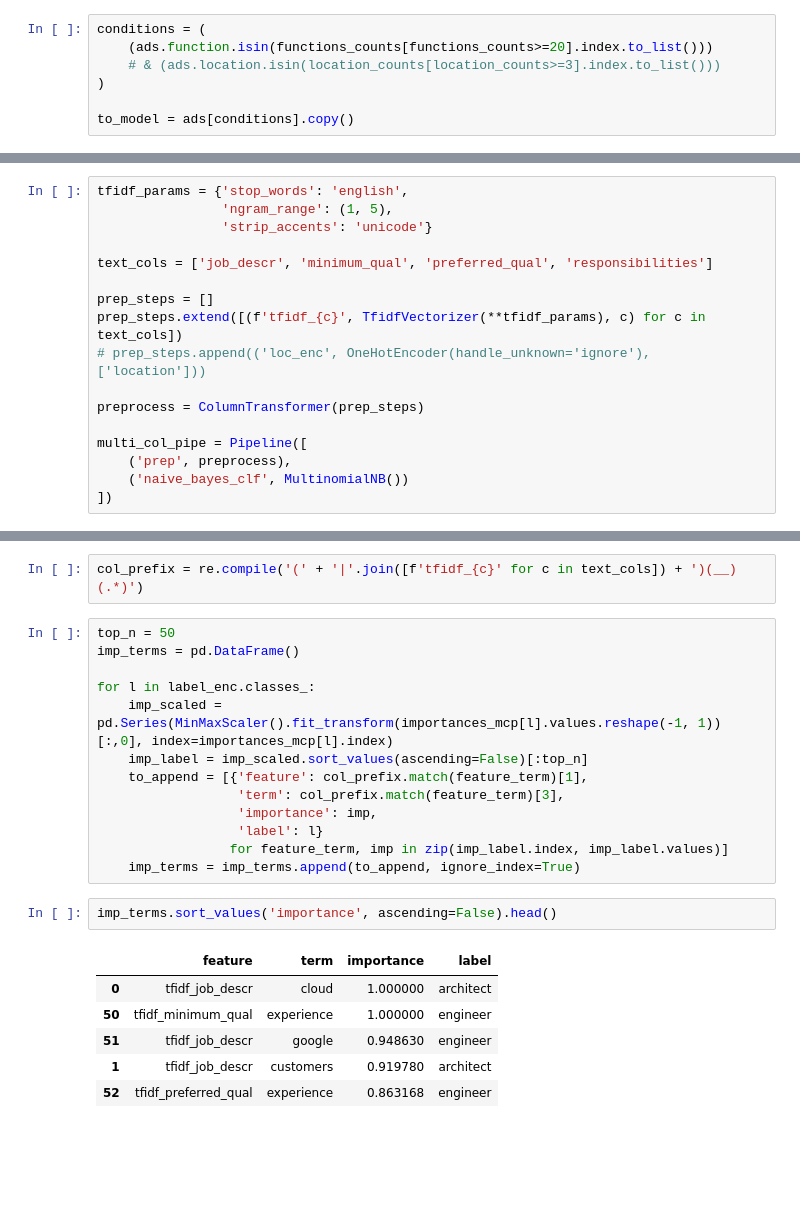
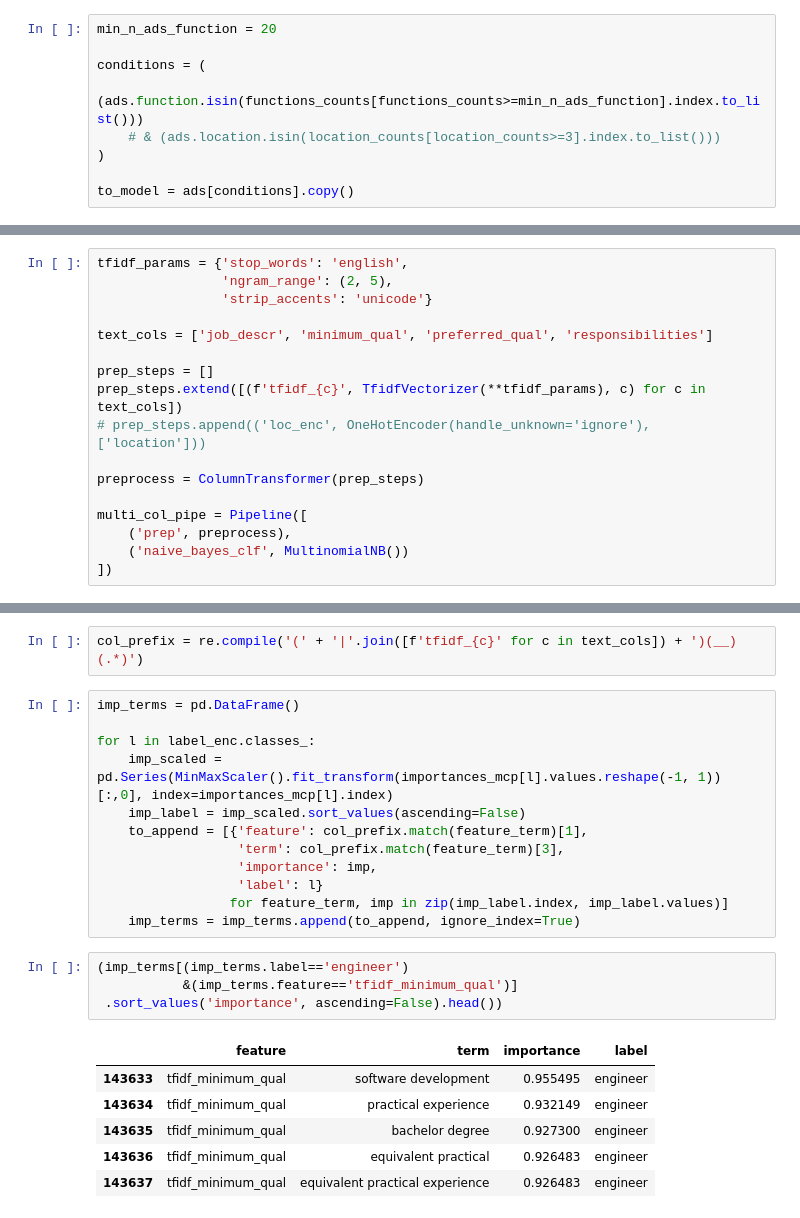
Before and after one commit to rossrco/analyses, a Jupyter notebook: ggl_job_ads/notebooks/job_ads_analysis.ipynb, the cells around one changed output, grey strips where cells are left out. Saved outputs shown, nothing was run; the diff lists cells and outputs as text; blank space fills up the shorter version.

```diff
--- a/ggl_job_ads/notebooks/job_ads_analysis.ipynb
+++ b/ggl_job_ads/notebooks/job_ads_analysis.ipynb
@@ -139,6 +141,8 @@ functions_counts = ads.function.value_counts()
 # %%
+min_n_ads_function = 20
+
 conditions = (
-    (ads.function.isin(functions_counts[functions_counts>=20].index.to_list()))
+    (ads.function.isin(functions_counts[functions_counts>=min_n_ads_function].index.to_list()))
     # & (ads.location.isin(location_counts[location_counts>=3].index.to_list()))
 )
 
@@ -148,7 +152,7 @@ label_enc = LabelEncoder()
 to_model['function_enc'] = label_enc.fit_transform(to_model.function.astype('str'))
 # %%
 tfidf_params = {'stop_words': 'english',
-                'ngram_range': (1, 5),
+                'ngram_range': (2, 5),
                 'strip_accents': 'unicode'}
 
 text_cols = ['job_descr', 'minimum_qual', 'preferred_qual', 'responsibilities']
@@ -254,12 +238,11 @@ model['prep'].named_steps
 # %%
 col_prefix = re.compile('(' + '|'.join([f'tfidf_{c}' for c in text_cols]) + ')(__)(.*)')
 # %%
-top_n = 50
 imp_terms = pd.DataFrame()
 
 for l in label_enc.classes_:
     imp_scaled = pd.Series(MinMaxScaler().fit_transform(importances_mcp[l].values.reshape(-1, 1))[:,0], index=importances_mcp[l].index)
-    imp_label = imp_scaled.sort_values(ascending=False)[:top_n]
+    imp_label = imp_scaled.sort_values(ascending=False)
     to_append = [{'feature': col_prefix.match(feature_term)[1],
                   'term': col_prefix.match(feature_term)[3],
                   'importance': imp,
@@ -267,11 +250,13 @@ for l in label_enc.classes_:
                  for feature_term, imp in zip(imp_label.index, imp_label.values)]
     imp_terms = imp_terms.append(to_append, ignore_index=True)
 # %%
-imp_terms.sort_values('importance', ascending=False).head()
+(imp_terms[(imp_terms.label=='engineer')
+           &(imp_terms.feature=='tfidf_minimum_qual')]
+ .sort_values('importance', ascending=False).head())
 # %% [output]
 |  | feature | term | importance | label |
-| 0 | tfidf_job_descr | cloud | 1.000000 | architect |
-| 50 | tfidf_minimum_qual | experience | 1.000000 | engineer |
-| 51 | tfidf_job_descr | google | 0.948630 | engineer |
-| 1 | tfidf_job_descr | customers | 0.919780 | architect |
-| 52 | tfidf_preferred_qual | experience | 0.863168 | engineer |
+| 143633 | tfidf_minimum_qual | software development | 0.955495 | engineer |
+| 143634 | tfidf_minimum_qual | practical experience | 0.932149 | engineer |
+| 143635 | tfidf_minimum_qual | bachelor degree | 0.927300 | engineer |
+| 143636 | tfidf_minimum_qual | equivalent practical | 0.926483 | engineer |
+| 143637 | tfidf_minimum_qual | equivalent practical experience | 0.926483 | engineer |
```
Also changed, not shown: parts of 23 cells of this notebook.
